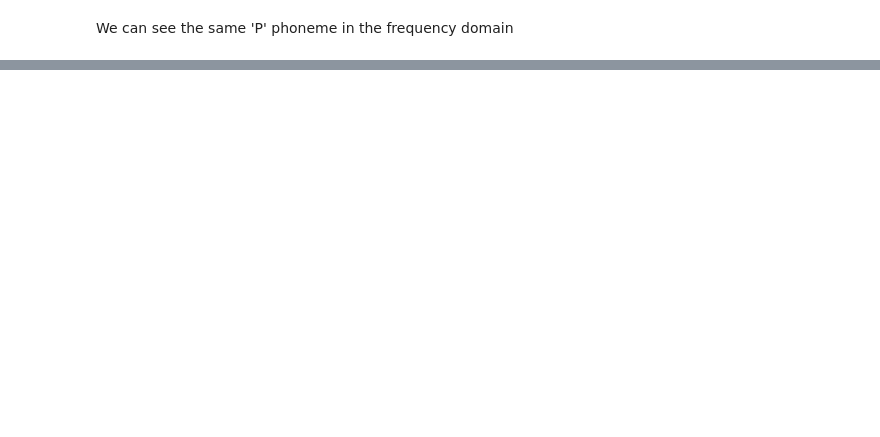
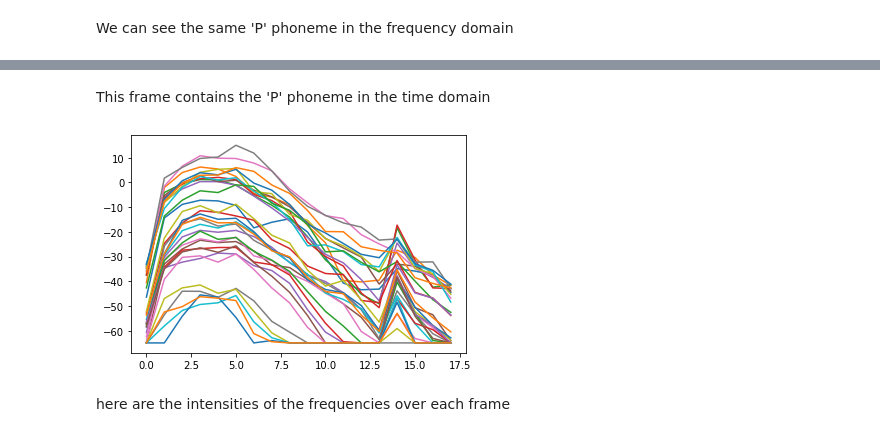
Before and after one commit to KitsuELP/VoiceControl, a Jupyter notebook: phonemes.ipynb, the cells around one changed output, grey strips where cells are left out. Cells and saved outputs as stored; diff of their text form; code cells hidden in the pictures; blank space fills up the shorter version.

Commit message:
Kaggle Notebook | Phonemes | Version 9

```diff
--- a/phonemes.ipynb
+++ b/phonemes.ipynb
@@ -211,0 +216,9 @@ up[1].mel_spec()
+# %% [markdown]
+This frame contains the 'P' phoneme in the time domain
+# %%
+plt.plot(up[0].log_mel_spectrogram.T)
+plt.show()
+# %% [output]
+[figure, added]
+# %% [markdown]
+here are the intensities of the frequencies over each frame
```
Also changed, not shown: parts of 6 cells of this notebook.
